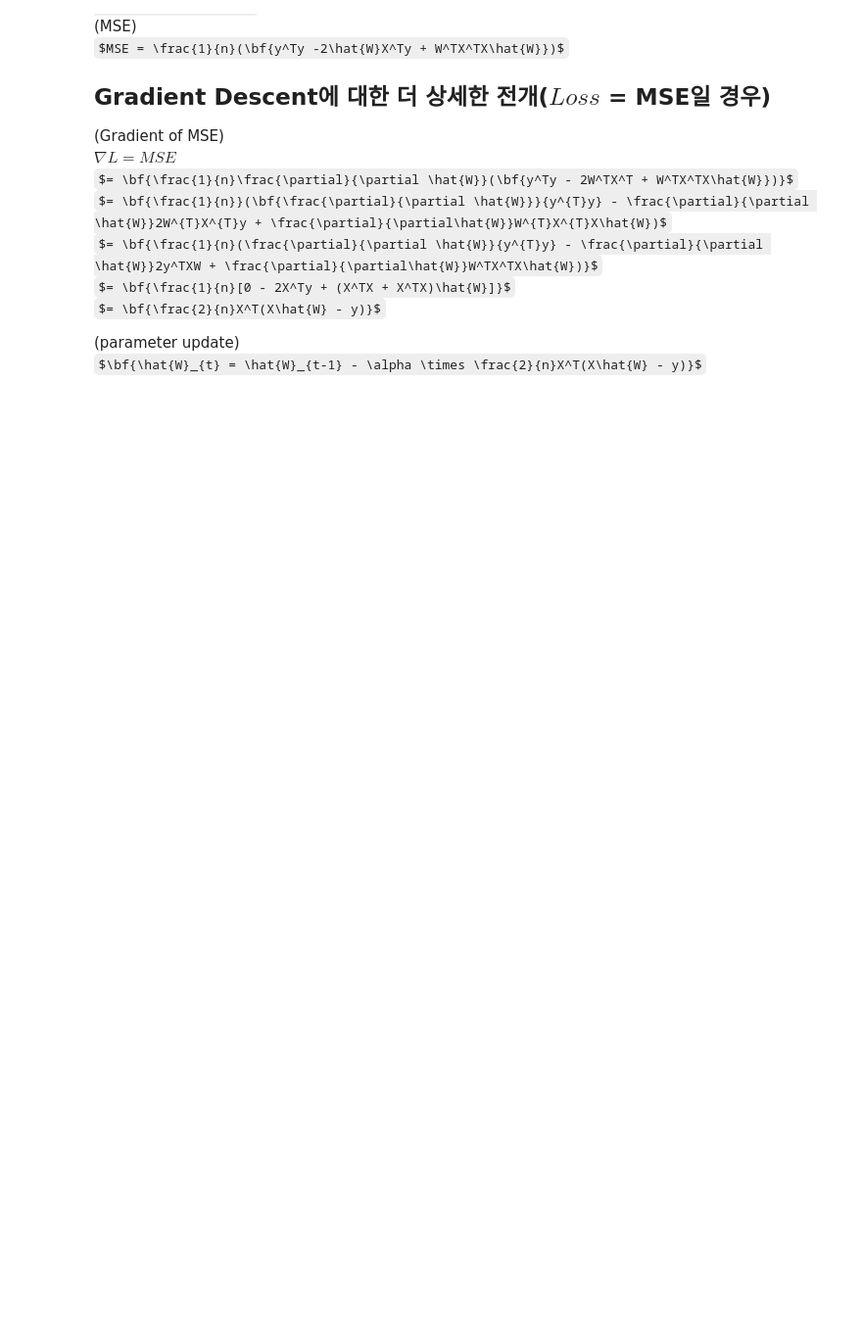
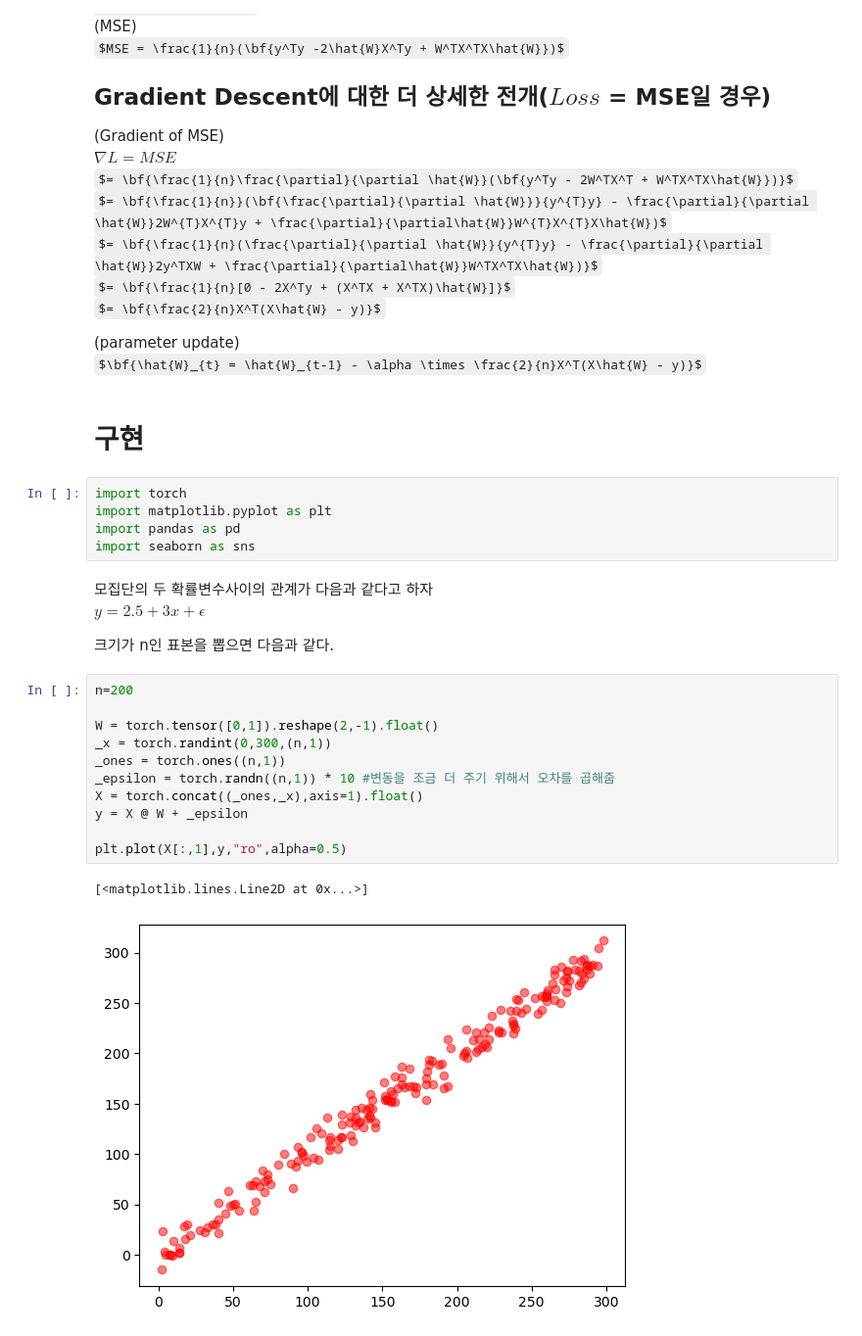
Before and after one commit to hoyeon1234/sin-hoyeon, a Jupyter notebook: posts/딥러닝(1) - 선형회귀/Linear Regression.ipynb, the cells around one changed output. Shown at 98% size. Drawn from its saved outputs; the diff is of its cells as text; some formulas as TeX source; blank space fills up the shorter version.

```diff
--- a/posts/딥러닝(1) - 선형회귀/Linear Regression.ipynb
+++ b/posts/딥러닝(1) - 선형회귀/Linear Regression.ipynb
@@ -105,3 +105,29 @@ $= \bf{\frac{2}{n}X^T(X\hat{W} - y)}$
 
 (parameter update)<br>
 $\bf{\hat{W}_{t} = \hat{W}_{t-1} - \alpha \times \frac{2}{n}X^T(X\hat{W} - y)}$
+# %% [markdown]
+# 구현
+# %%
+import torch
+import matplotlib.pyplot as plt
+import pandas as pd
+import seaborn as sns
+# %% [markdown]
+모집단의 두 확률변수사이의 관계가 다음과 같다고 하자<br>
+$y =  2.5 + 3x + \epsilon$<br>
+
+크기가 n인 표본을 뽑으면 다음과 같다.
+# %%
+n=200
+
+W = torch.tensor([0,1]).reshape(2,-1).float()
+_x = torch.randint(0,300,(n,1))
+_ones = torch.ones((n,1))
+_epsilon = torch.randn((n,1)) * 10 #변동을 조금 더 주기 위해서 오차를 곱해줌
+X = torch.concat((_ones,_x),axis=1).float()
+y = X @ W + _epsilon
+
+plt.plot(X[:,1],y,"ro",alpha=0.5)
+# %% [output]
+[<matplotlib.lines.Line2D at 0x...>]
+[figure, added]
```
Also changed, not shown: parts of 3 cells of this notebook, 5 other files.
